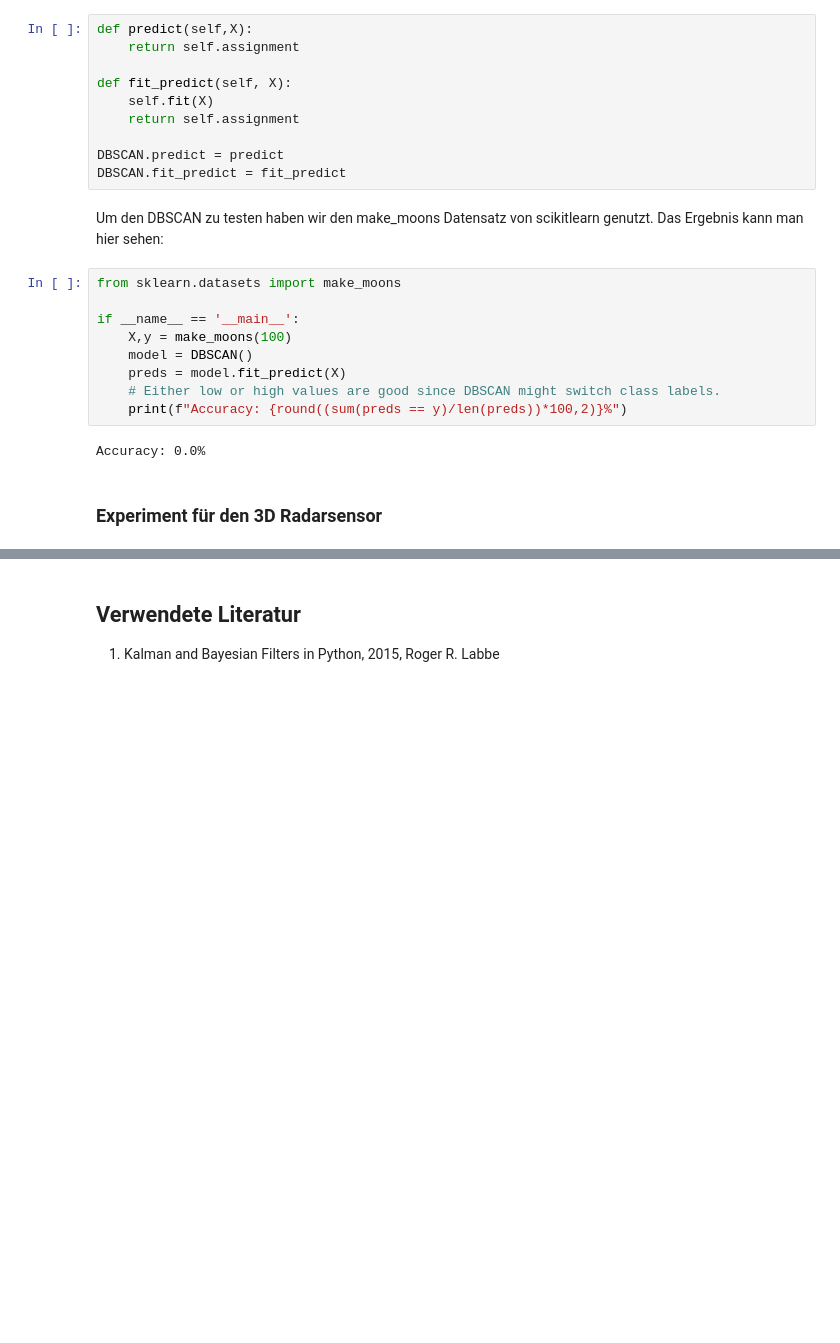
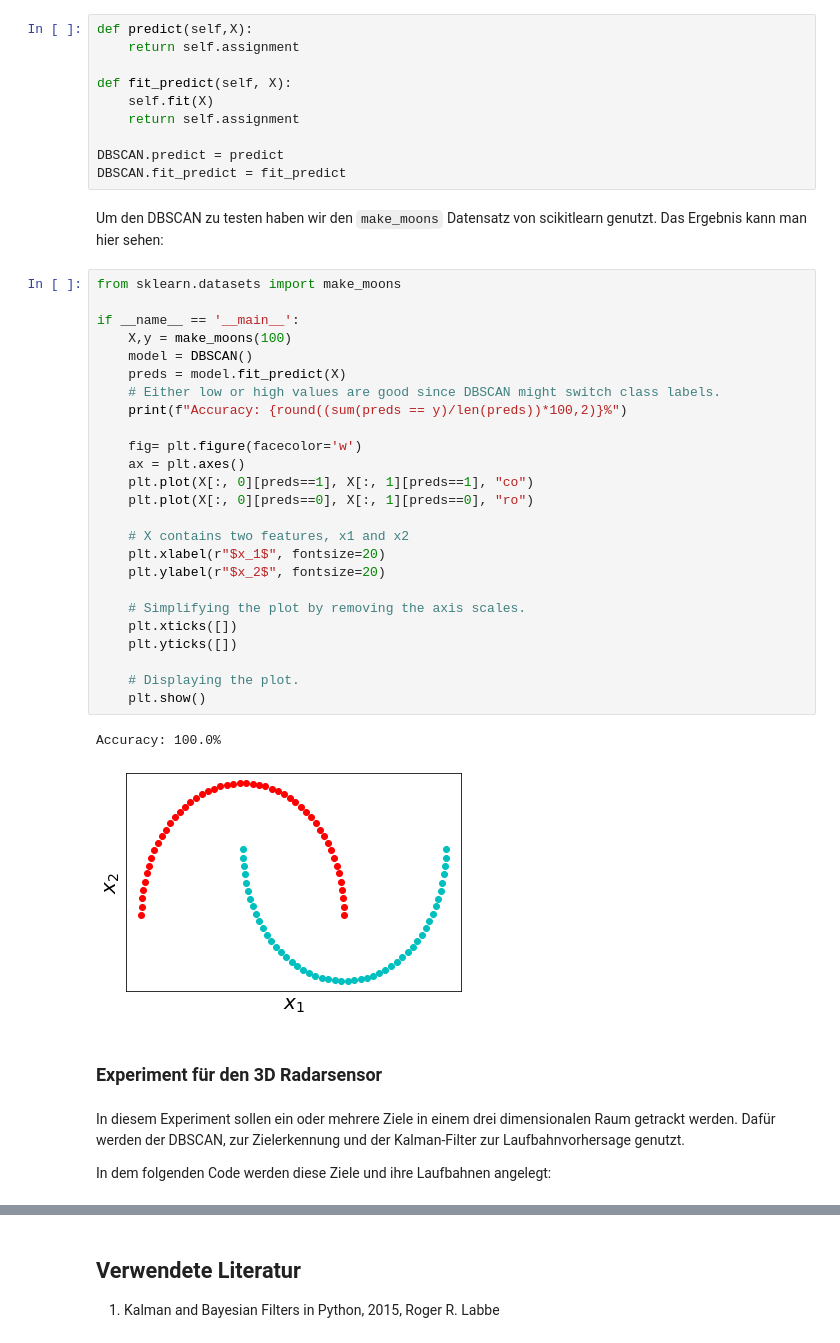
Before and after one commit to goseind/kalman-filter-dbscan, a Jupyter notebook: bericht.ipynb, the cells around one changed output, grey strips where cells are left out. Saved outputs shown, nothing was run; the diff lists cells and outputs as text; blank space fills up the shorter version.

```diff
--- a/bericht.ipynb
+++ b/bericht.ipynb
@@ -783,17 +783,38 @@ def fit_predict(self, X):
 DBSCAN.predict = predict
 DBSCAN.fit_predict = fit_predict
 # %% [markdown]
-Um den DBSCAN zu testen haben wir den make_moons Datensatz von scikitlearn genutzt. Das Ergebnis kann man hier sehen:
+Um den DBSCAN zu testen haben wir den `make_moons` Datensatz von scikitlearn genutzt. Das Ergebnis kann man hier sehen:
 # %%
 from sklearn.datasets import make_moons
 
 if __name__ == '__main__':
     X,y = make_moons(100)
     model = DBSCAN()
     preds = model.fit_predict(X)
     # Either low or high values are good since DBSCAN might switch class labels.
     print(f"Accuracy: {round((sum(preds == y)/len(preds))*100,2)}%")
+
+    fig= plt.figure(facecolor='w')
+    ax = plt.axes()
+    plt.plot(X[:, 0][preds==1], X[:, 1][preds==1], "co")
+    plt.plot(X[:, 0][preds==0], X[:, 1][preds==0], "ro")
+
+    # X contains two features, x1 and x2
+    plt.xlabel(r"$x_1$", fontsize=20)
+    plt.ylabel(r"$x_2$", fontsize=20)
+
+    # Simplifying the plot by removing the axis scales.
+    plt.xticks([])
+    plt.yticks([])
+
+    # Displaying the plot.
+    plt.show()
 # %% [output]
-Accuracy: 0.0%
+Accuracy: 100.0%
+[figure, added]
 # %% [markdown]
 ### Experiment für den 3D Radarsensor
+# %% [markdown]
+In diesem Experiment sollen ein oder mehrere Ziele in einem drei dimensionalen Raum getrackt werden. Dafür werden der DBSCAN, zur Zielerkennung und der Kalman-Filter zur Laufbahnvorhersage genutzt.
+
+In dem folgenden Code werden diese Ziele und ihre Laufbahnen angelegt:
```
Also changed, not shown: parts of 23 cells of this notebook, 1 other file.
